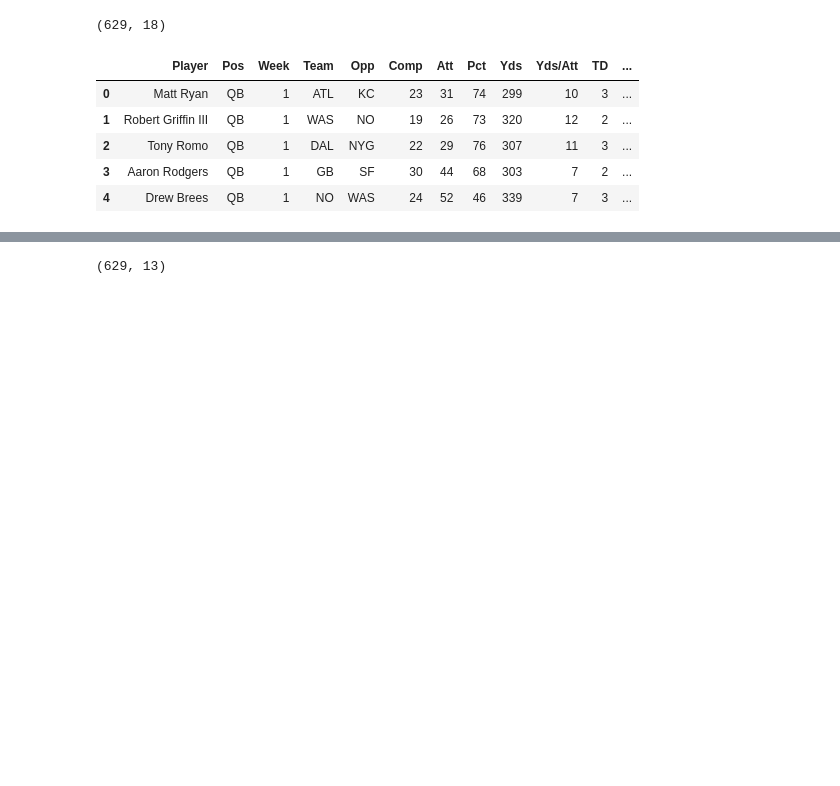
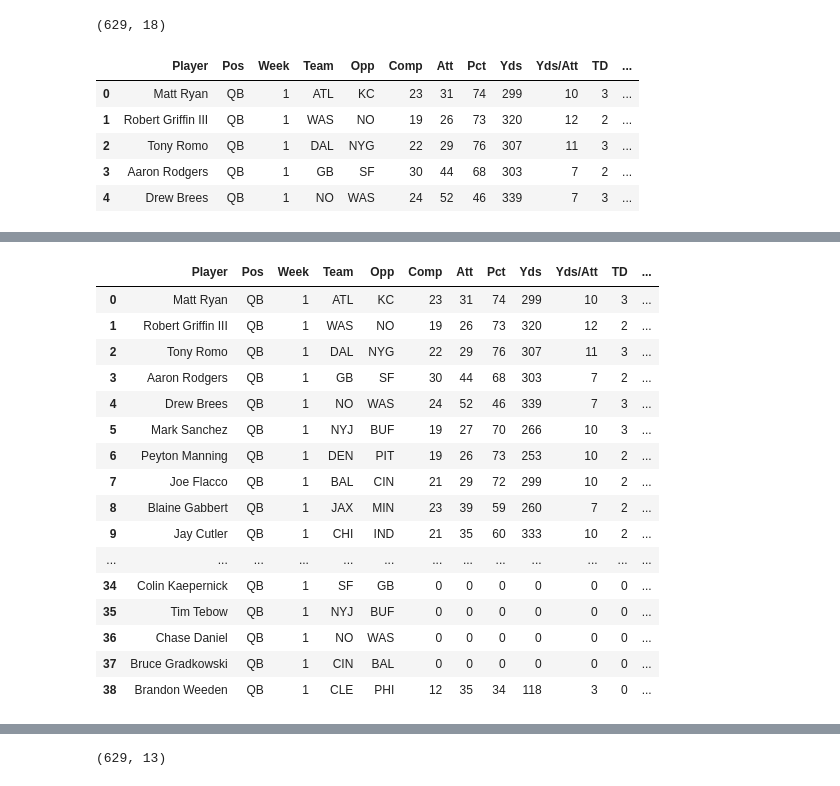
Before and after one commit to rdwyere873/draftkings, a Jupyter notebook: training_dataframes/qb_career_training_df.ipynb, the cells around one changed output, grey strips where cells are left out. Saved outputs shown, nothing was run; the diff lists cells and outputs as text; code cells hidden in the pictures; blank space fills up the shorter version.

Commit message:
qb career df update

```diff
--- a/training_dataframes/qb_career_training_df.ipynb
+++ b/training_dataframes/qb_career_training_df.ipynb
@@ -31,7 +47,7 @@ raw_qb_2012.head()
 | 3 | Aaron Rodgers | QB | 1 | GB | SF | 30 | 44 | 68 | 303 | 7 | 2 | ... |
 | 4 | Drew Brees | QB | 1 | NO | WAS | 24 | 52 | 46 | 339 | 7 | 3 | ... |
 # %%
-raw_qb_2012 = raw_qb_2012.rename(columns={'Att.1':'rush_att',
+qb_career_stats = qb_career_stats.rename(columns={'Att.1':'rush_att',
                        'Yds.1':'rush_yds',
                        'Yds/Att.1':'rush_yd/att',
                        'TD.1':'rush_td'})
@@ -37,0 +242,20 @@ raw_qb_2012 = raw_qb_2012.rename(columns={'Att.1':'rush_att',
+# %%
+raw_qb_2012.loc[raw_qb_2012['Week']==1]
+# %% [output]
+|  | Player | Pos | Week | Team | Opp | Comp | Att | Pct | Yds | Yds/Att | TD | ... |
+| 0 | Matt Ryan | QB | 1 | ATL | KC | 23 | 31 | 74 | 299 | 10 | 3 | ... |
+| 1 | Robert Griffin III | QB | 1 | WAS | NO | 19 | 26 | 73 | 320 | 12 | 2 | ... |
+| 2 | Tony Romo | QB | 1 | DAL | NYG | 22 | 29 | 76 | 307 | 11 | 3 | ... |
+| 3 | Aaron Rodgers | QB | 1 | GB | SF | 30 | 44 | 68 | 303 | 7 | 2 | ... |
+| 4 | Drew Brees | QB | 1 | NO | WAS | 24 | 52 | 46 | 339 | 7 | 3 | ... |
+| 5 | Mark Sanchez | QB | 1 | NYJ | BUF | 19 | 27 | 70 | 266 | 10 | 3 | ... |
+| 6 | Peyton Manning | QB | 1 | DEN | PIT | 19 | 26 | 73 | 253 | 10 | 2 | ... |
+| 7 | Joe Flacco | QB | 1 | BAL | CIN | 21 | 29 | 72 | 299 | 10 | 2 | ... |
+| 8 | Blaine Gabbert | QB | 1 | JAX | MIN | 23 | 39 | 59 | 260 | 7 | 2 | ... |
+| 9 | Jay Cutler | QB | 1 | CHI | IND | 21 | 35 | 60 | 333 | 10 | 2 | ... |
+| ... | ... | ... | ... | ... | ... | ... | ... | ... | ... | ... | ... | ... |
+| 34 | Colin Kaepernick | QB | 1 | SF | GB | 0 | 0 | 0 | 0 | 0 | 0 | ... |
+| 35 | Tim Tebow | QB | 1 | NYJ | BUF | 0 | 0 | 0 | 0 | 0 | 0 | ... |
+| 36 | Chase Daniel | QB | 1 | NO | WAS | 0 | 0 | 0 | 0 | 0 | 0 | ... |
+| 37 | Bruce Gradkowski | QB | 1 | CIN | BAL | 0 | 0 | 0 | 0 | 0 | 0 | ... |
+| 38 | Brandon Weeden | QB | 1 | CLE | PHI | 12 | 35 | 34 | 118 | 3 | 0 | ... |
```
Also changed, not shown: parts of 37 cells of this notebook.
